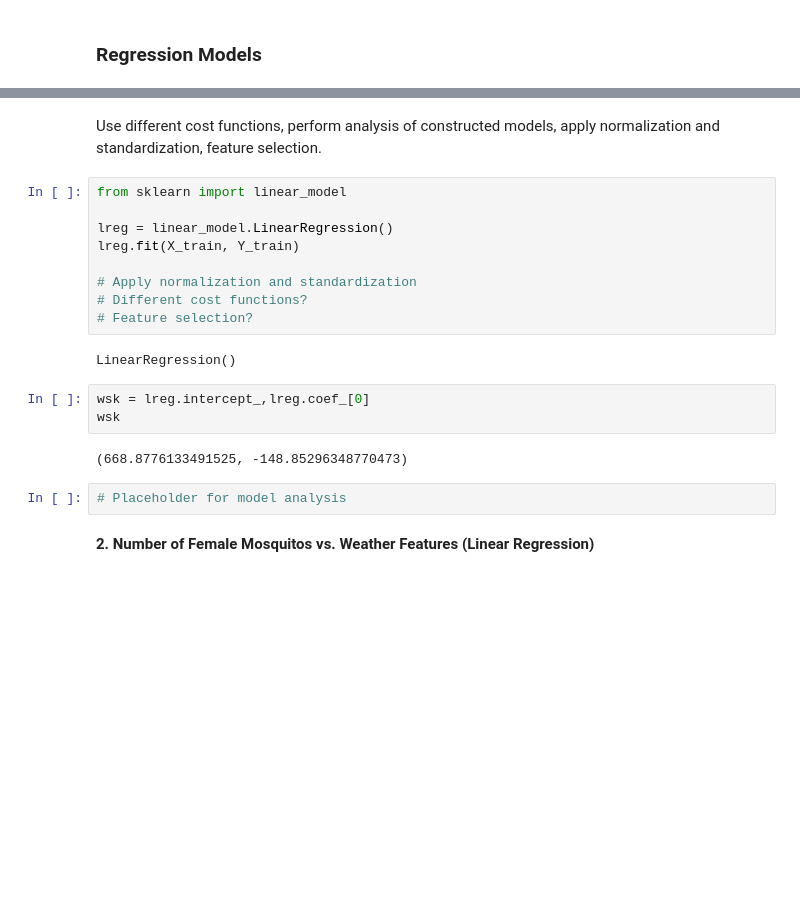
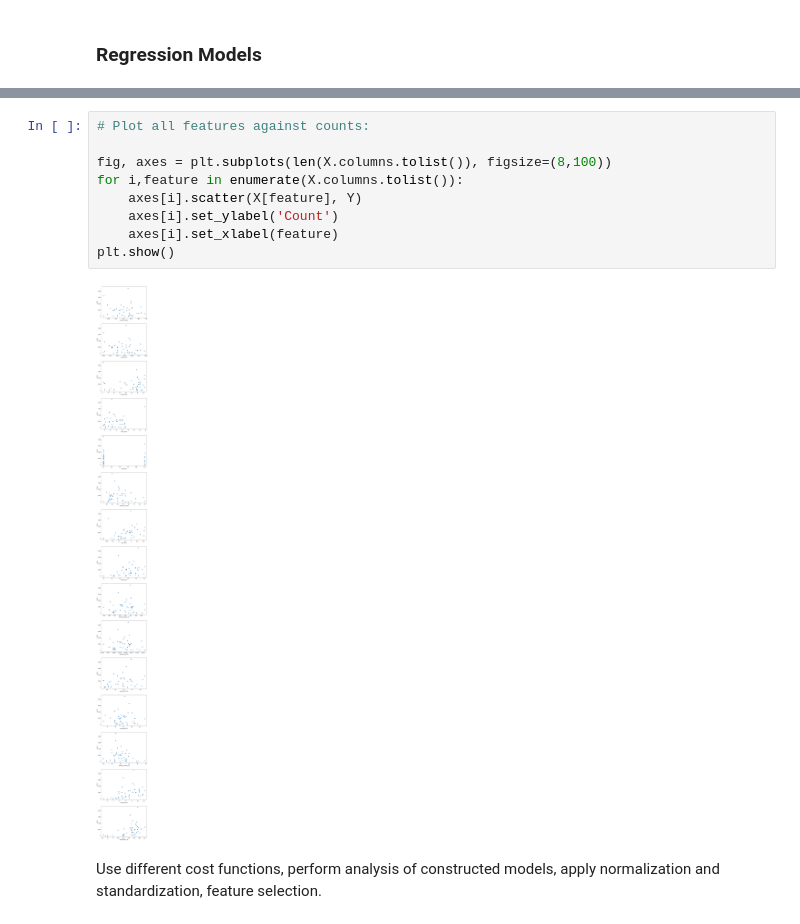
Before and after one commit to sharyar/vigilant-meme, a Jupyter notebook: task1_notebook.ipynb, the cells around one changed output, grey strips where cells are left out. Cells and saved outputs as stored; diff of their text form; blank space fills up the shorter version.

```diff
--- a/task1_notebook.ipynb
+++ b/task1_notebook.ipynb
@@ -150,23 +165,14 @@ plt.legend();
+# %%
+# Plot all features against counts:
+
+fig, axes = plt.subplots(len(X.columns.tolist()), figsize=(8,100))
+for i,feature in enumerate(X.columns.tolist()):
+    axes[i].scatter(X[feature], Y)
+    axes[i].set_ylabel('Count')
+    axes[i].set_xlabel(feature)
+plt.show()
+# %% [output]
+[figure, added]
 # %% [markdown]
 Use different cost functions, perform analysis of constructed models, apply normalization and
 standardization, feature selection.
-# %%
-from sklearn import linear_model
-
-lreg = linear_model.LinearRegression()
-lreg.fit(X_train, Y_train)
-
-# Apply normalization and standardization
-# Different cost functions?
-# Feature selection?
-# %% [output]
-LinearRegression()
-# %%
-wsk = lreg.intercept_,lreg.coef_[0]
-wsk
-# %% [output]
-(668.8776133491525, -148.85296348770473)
-# %%
-# Placeholder for model analysis
-# %% [markdown]
-<b>2. Number of Female Mosquitos vs. Weather Features (Linear Regression)</b>
```
Also changed, not shown: parts of 38 cells of this notebook.
